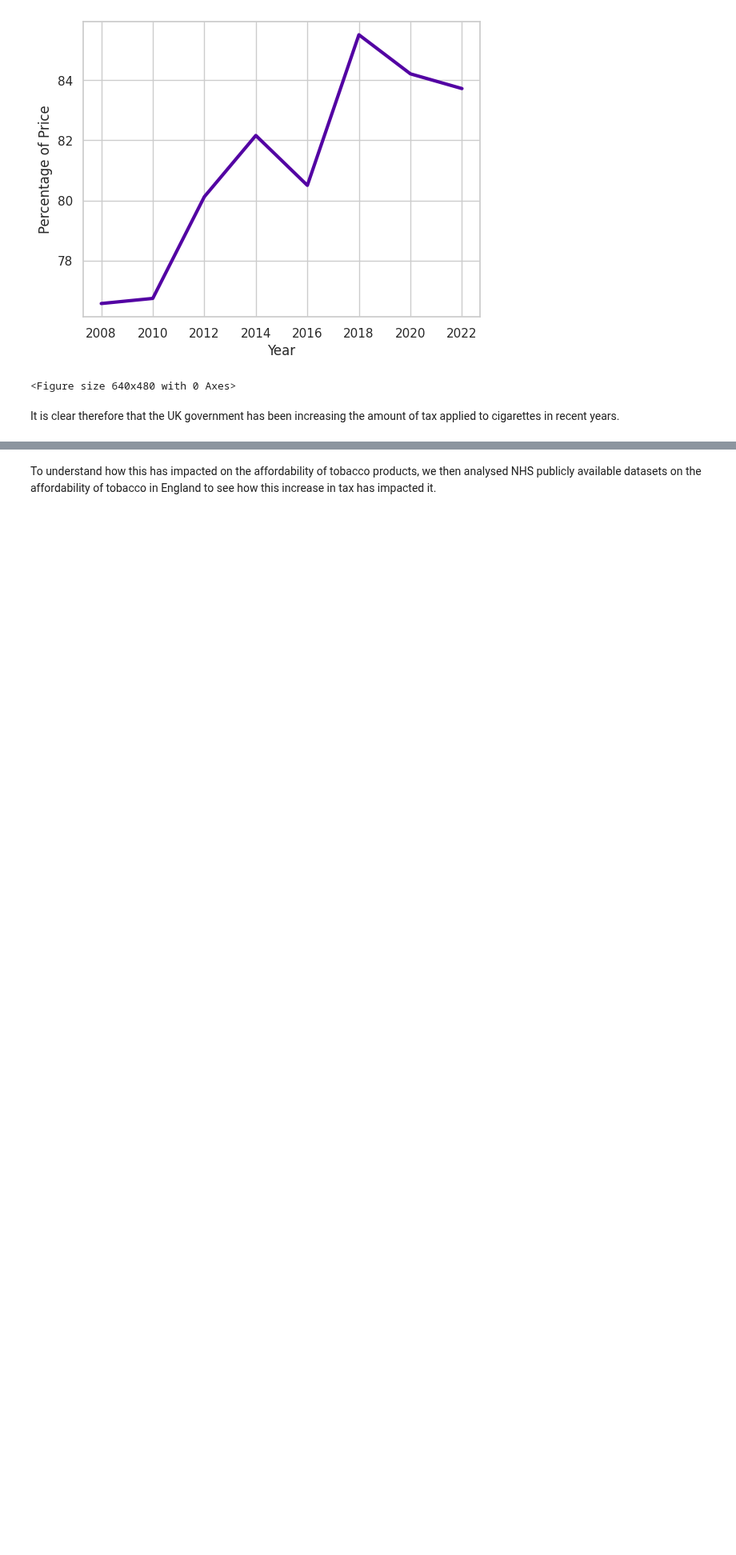
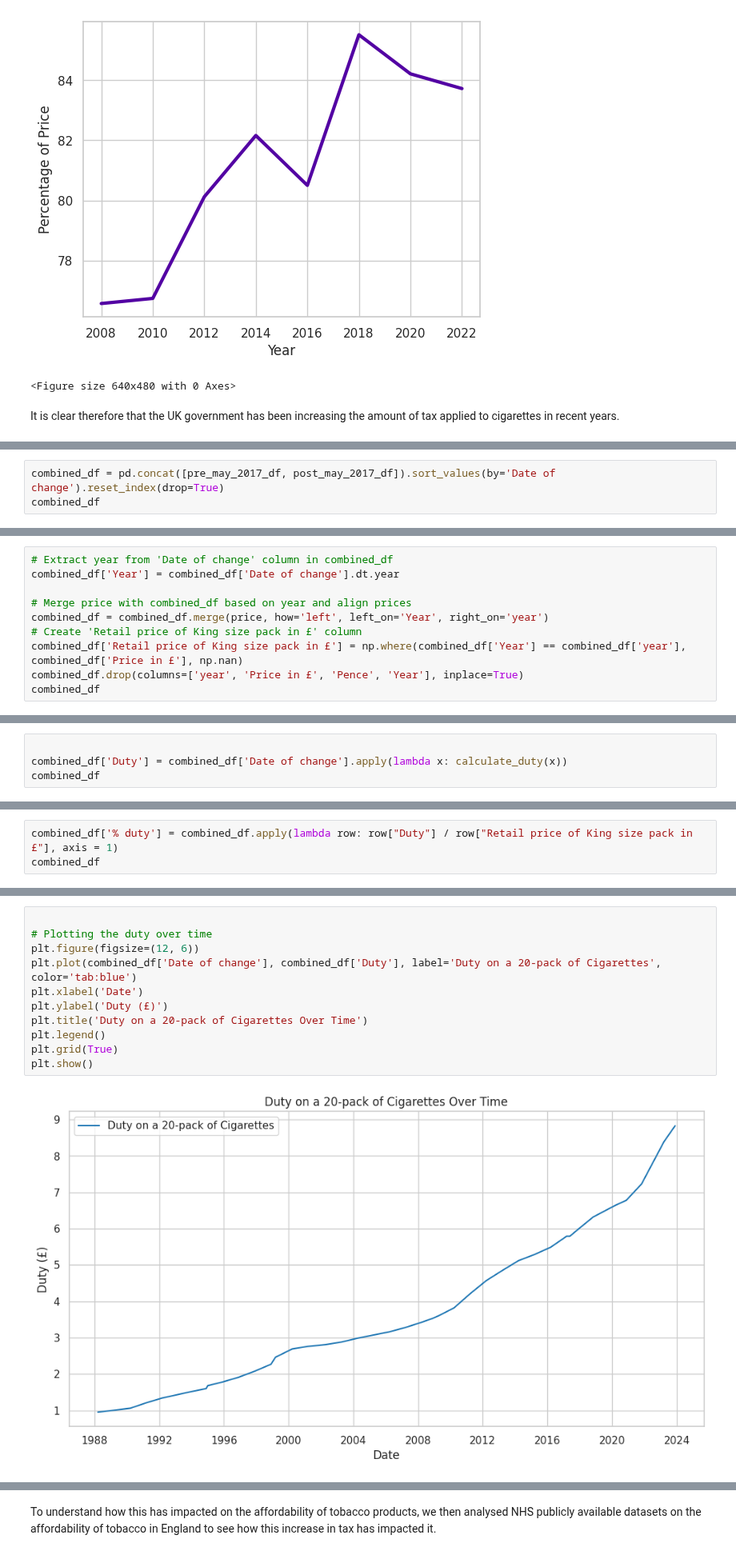
Before and after one commit to rhobaker/Data_Project, a Jupyter notebook: Main_Jupyter_workbook_Rhona.ipynb, the cells around one changed output, grey strips where cells are left out. Shown at 80% size. Saved outputs shown, nothing was run; the diff lists cells and outputs as text; blank space fills up the shorter version.

```diff
--- a/Main_Jupyter_workbook_Rhona.ipynb
+++ b/Main_Jupyter_workbook_Rhona.ipynb
@@ -508,0 +582,3 @@ It is clear therefore that the UK government has been increasing the amount of t
+# %%
+combined_df = pd.concat([pre_may_2017_df, post_may_2017_df]).sort_values(by='Date of change').reset_index(drop=True)
+combined_df
@@ -508,0 +603,10 @@ It is clear therefore that the UK government has been increasing the amount of t
+# %%
+# Extract year from 'Date of change' column in combined_df
+combined_df['Year'] = combined_df['Date of change'].dt.year
+
+# Merge price with combined_df based on year and align prices
+combined_df = combined_df.merge(price, how='left', left_on='Year', right_on='year')
+# Create 'Retail price of King size pack in £' column
+combined_df['Retail price of King size pack in £'] = np.where(combined_df['Year'] == combined_df['year'], combined_df['Price in £'], np.nan)
+combined_df.drop(columns=['year', 'Price in £', 'Pence', 'Year'], inplace=True)
+combined_df
@@ -508,0 +686,4 @@ It is clear therefore that the UK government has been increasing the amount of t
+# %%
+
+combined_df['Duty'] = combined_df['Date of change'].apply(lambda x: calculate_duty(x))
+combined_df
@@ -508,0 +754,3 @@ It is clear therefore that the UK government has been increasing the amount of t
+# %%
+combined_df['% duty'] = combined_df.apply(lambda row: row["Duty"] / row["Retail price of King size pack in £"], axis = 1)
+combined_df
@@ -508,0 +775,13 @@ It is clear therefore that the UK government has been increasing the amount of t
+# %%
+
+# Plotting the duty over time
+plt.figure(figsize=(12, 6))
+plt.plot(combined_df['Date of change'], combined_df['Duty'], label='Duty on a 20-pack of Cigarettes', color='tab:blue')
+plt.xlabel('Date')
+plt.ylabel('Duty (£)')
+plt.title('Duty on a 20-pack of Cigarettes Over Time')
+plt.legend()
+plt.grid(True)
+plt.show()
+# %% [output]
+[figure, added]
```
Also changed, not shown: parts of 37 cells of this notebook.
